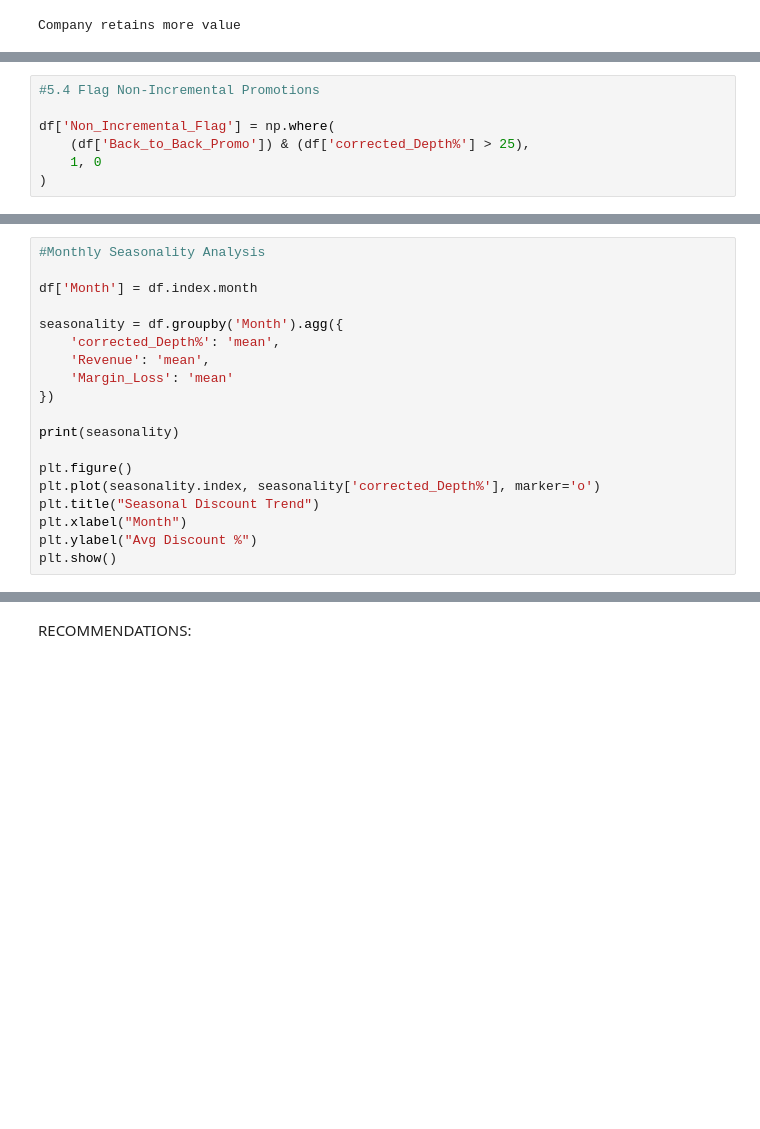
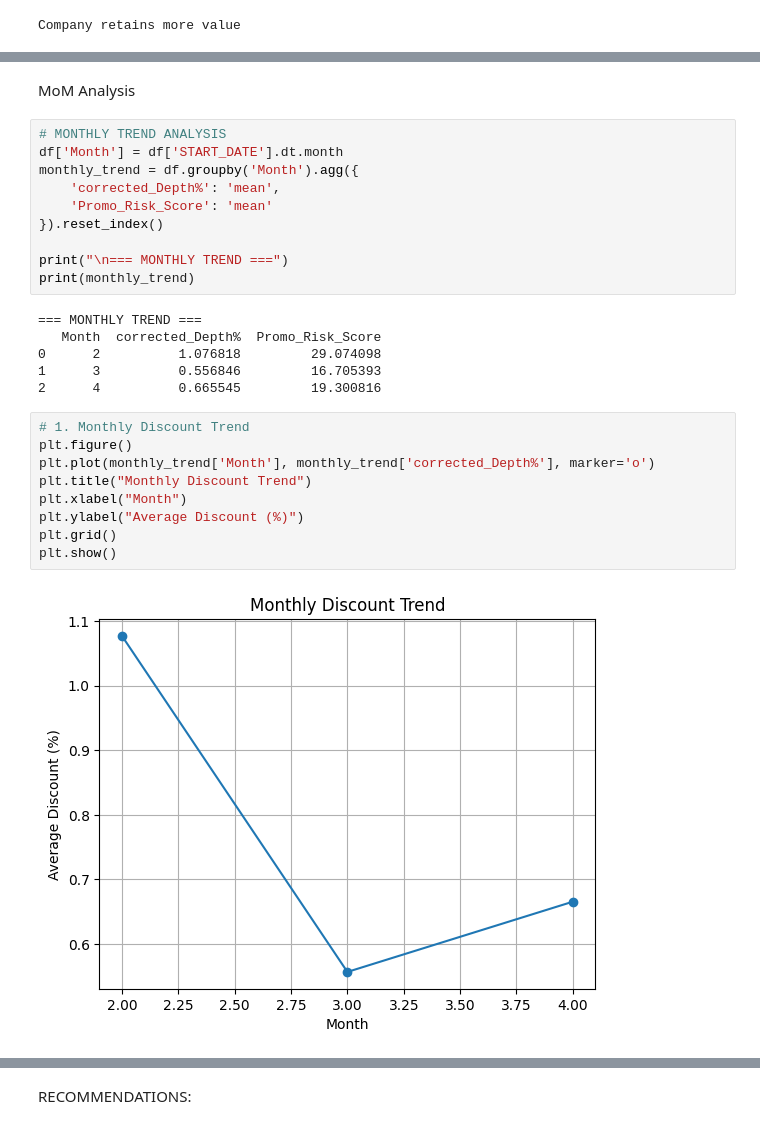
Before and after one commit to EYONG-ENEKE/Promotional-Campaigns-in-Retail-Pharmacy, a Jupyter notebook: pr7.ipynb, the cells around one changed output, grey strips where cells are left out. Drawn from its saved outputs; the diff is of its cells as text; blank space fills up the shorter version.

```diff
--- a/pr7.ipynb
+++ b/pr7.ipynb
@@ -666,7 +640,0 @@ df['Back_to_Back_Promo'] = df['Gap_Days'] < 7
-# %%
-#5.4 Flag Non-Incremental Promotions
-
-df['Non_Incremental_Flag'] = np.where(
-    (df['Back_to_Back_Promo']) & (df['corrected_Depth%'] > 25),
-    1, 0
-)
@@ -756,19 +640,0 @@ plt.show()
-# %%
-#Monthly Seasonality Analysis
-
-df['Month'] = df.index.month
-
-seasonality = df.groupby('Month').agg({
-    'corrected_Depth%': 'mean',
-    'Revenue': 'mean',
-    'Margin_Loss': 'mean'
-})
-
-print(seasonality)
-
-plt.figure()
-plt.plot(seasonality.index, seasonality['corrected_Depth%'], marker='o')
-plt.title("Seasonal Discount Trend")
-plt.xlabel("Month")
-plt.ylabel("Avg Discount %")
-plt.show()
@@ -824,0 +641,29 @@ Worst Margin Week: 2026-02-01 00:00:00
+# %% [markdown]
+MoM Analysis
+# %%
+# MONTHLY TREND ANALYSIS
+df['Month'] = df['START_DATE'].dt.month
+monthly_trend = df.groupby('Month').agg({
+    'corrected_Depth%': 'mean',
+    'Promo_Risk_Score': 'mean'
+}).reset_index()
+
+print("\n=== MONTHLY TREND ===")
+print(monthly_trend)
+# %% [output]
+=== MONTHLY TREND ===
+   Month  corrected_Depth%  Promo_Risk_Score
+0      2          1.076818         29.074098
+1      3          0.556846         16.705393
+2      4          0.665545         19.300816
+# %%
+# 1. Monthly Discount Trend
+plt.figure()
+plt.plot(monthly_trend['Month'], monthly_trend['corrected_Depth%'], marker='o')
+plt.title("Monthly Discount Trend")
+plt.xlabel("Month")
+plt.ylabel("Average Discount (%)")
+plt.grid()
+plt.show()
+# %% [output]
+[figure, added]
```
Also changed, not shown: parts of 39 cells of this notebook.
